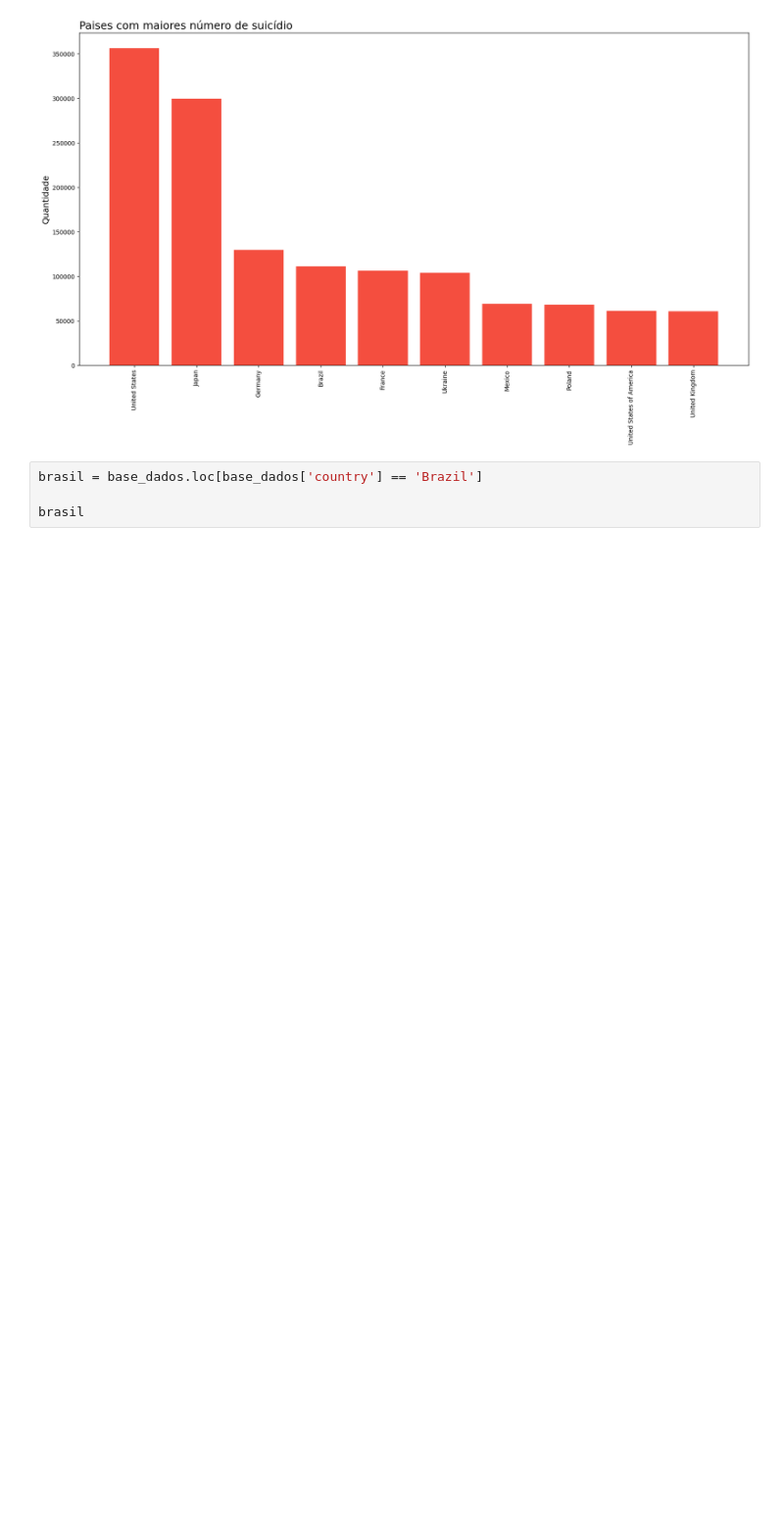
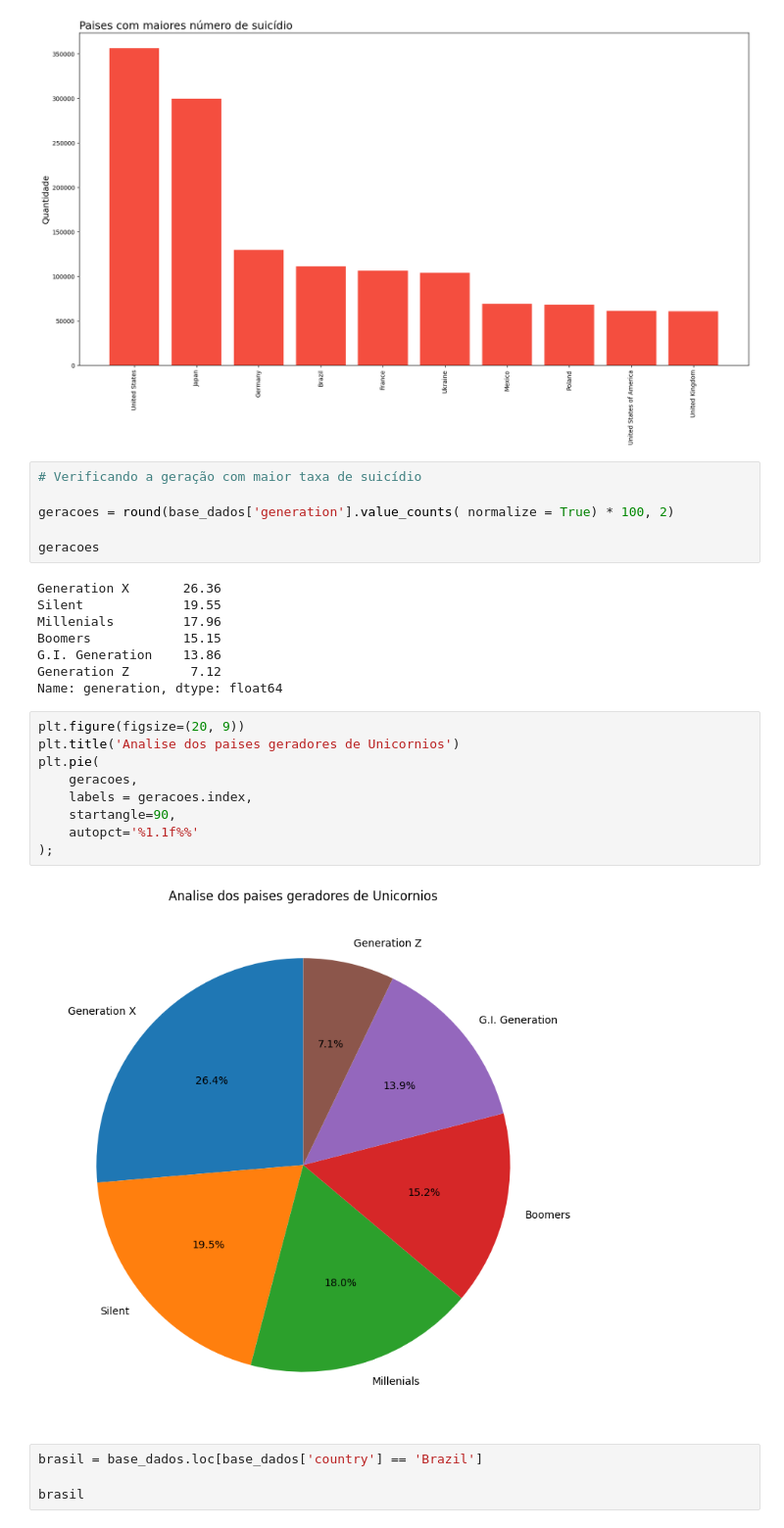
Before and after one commit to vitorhssouza/-Suicide-Rate-Project, a Jupyter notebook: taxa_suicidio.ipynb, the cells around one changed output. Shown: that part at 98% size. Cells and saved outputs as stored; diff of their text form; blank space fills up the shorter version.

Commit message:
Criando analise de gerações

```diff
--- a/taxa_suicidio.ipynb
+++ b/taxa_suicidio.ipynb
@@ -155,6 +155,31 @@ plt.ylabel('Quantidade', fontsize=14)
 plt.xticks(rotation=90);
 # %% [output]
 [figure]
+# %%
+# Verificando a geração com maior taxa de suicídio
+
+geracoes = round(base_dados['generation'].value_counts( normalize = True) * 100, 2)
+
+geracoes
+# %% [output]
+Generation X       26.36
+Silent             19.55
+Millenials         17.96
+Boomers            15.15
+G.I. Generation    13.86
+Generation Z        7.12
+Name: generation, dtype: float64
+# %%
+plt.figure(figsize=(20, 9))
+plt.title('Analise dos paises geradores de Unicornios')
+plt.pie(
+    geracoes,
+    labels = geracoes.index,
+    startangle=90,
+    autopct='%1.1f%%'
+);
+# %% [output]
+[figure, added]
 # %%
 brasil = base_dados.loc[base_dados['country'] == 'Brazil']
 
```
